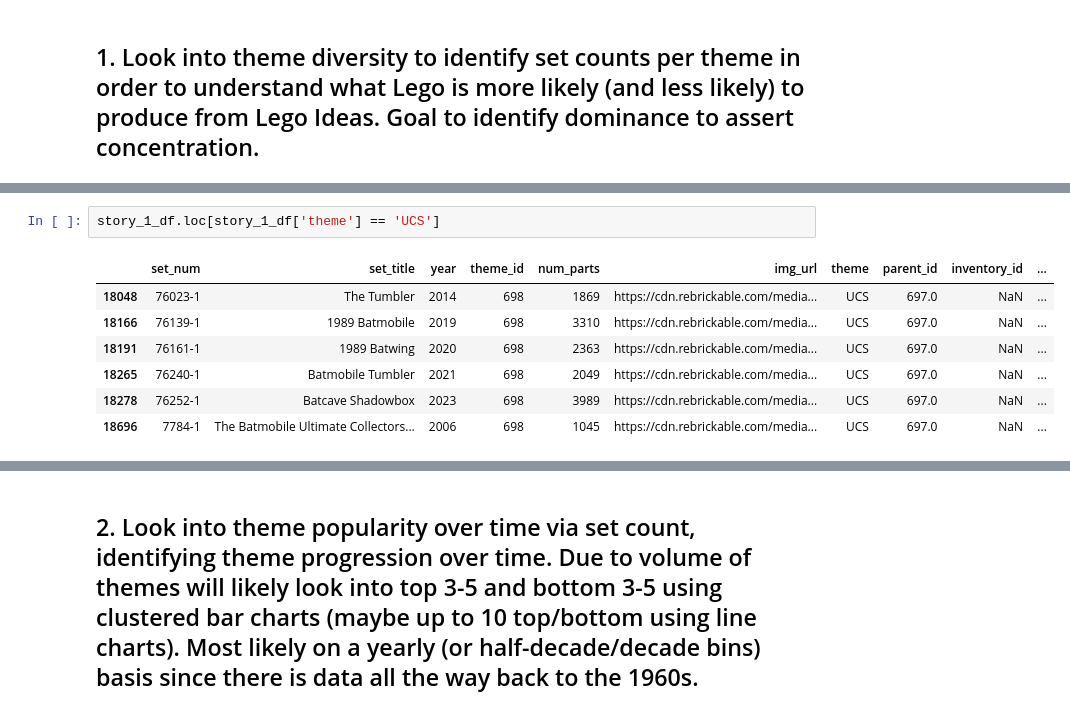
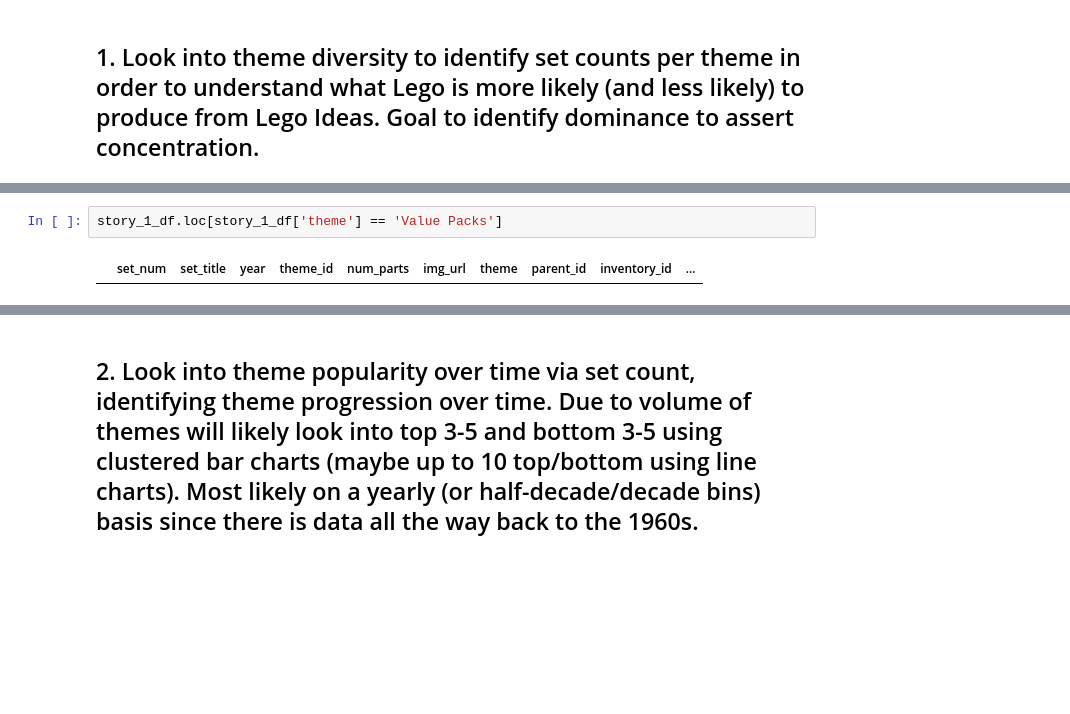
Before and after one commit to david423br/david-ruiz-capstone-ddr14, a Jupyter notebook: notebook/Lego_Capstone.ipynb, the cells around one changed output, grey strips where cells are left out. Drawn from its saved outputs; the diff is of its cells as text; blank space fills up the shorter version.

```diff
--- a/notebook/Lego_Capstone.ipynb
+++ b/notebook/Lego_Capstone.ipynb
@@ -132,11 +116,5 @@ array(['Activity Books with LEGO Parts', 'Samsonite', 'Classic Town',
 # %%
-story_1_df.loc[story_1_df['theme'] == 'UCS']
+story_1_df.loc[story_1_df['theme'] == 'Value Packs']
 # %% [output]
 |  | set_num | set_title | year | theme_id | num_parts | img_url | theme | parent_id | inventory_id | ... |
-| 18048 | 76023-1 | The Tumbler | 2014 | 698 | 1869 | https://cdn.rebrickable.com/media... | UCS | 697.0 | NaN | ... |
-| 18166 | 76139-1 | 1989 Batmobile | 2019 | 698 | 3310 | https://cdn.rebrickable.com/media... | UCS | 697.0 | NaN | ... |
-| 18191 | 76161-1 | 1989 Batwing | 2020 | 698 | 2363 | https://cdn.rebrickable.com/media... | UCS | 697.0 | NaN | ... |
-| 18265 | 76240-1 | Batmobile Tumbler | 2021 | 698 | 2049 | https://cdn.rebrickable.com/media... | UCS | 697.0 | NaN | ... |
-| 18278 | 76252-1 | Batcave Shadowbox | 2023 | 698 | 3989 | https://cdn.rebrickable.com/media... | UCS | 697.0 | NaN | ... |
-| 18696 | 7784-1 | The Batmobile Ultimate Collectors... | 2006 | 698 | 1045 | https://cdn.rebrickable.com/media... | UCS | 697.0 | NaN | ... |
 # %%
```
Also changed, not shown: parts of 10 cells of this notebook, 6 other files.
